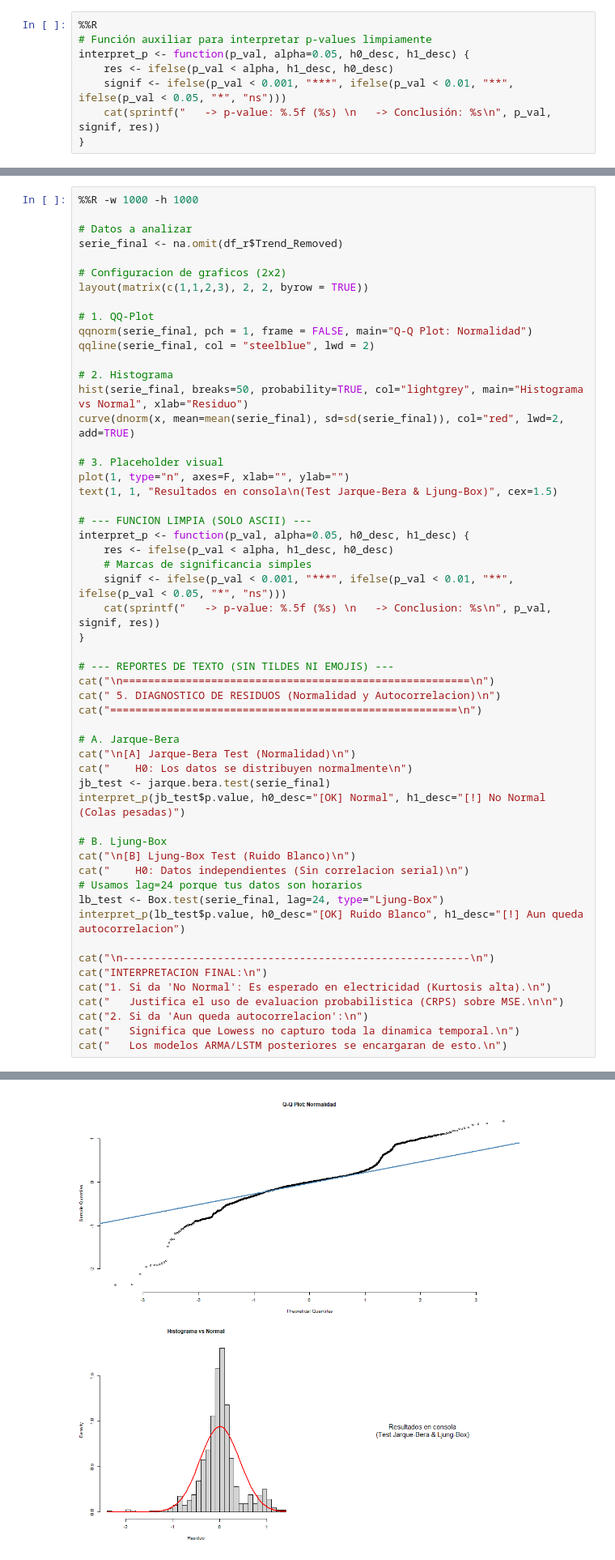
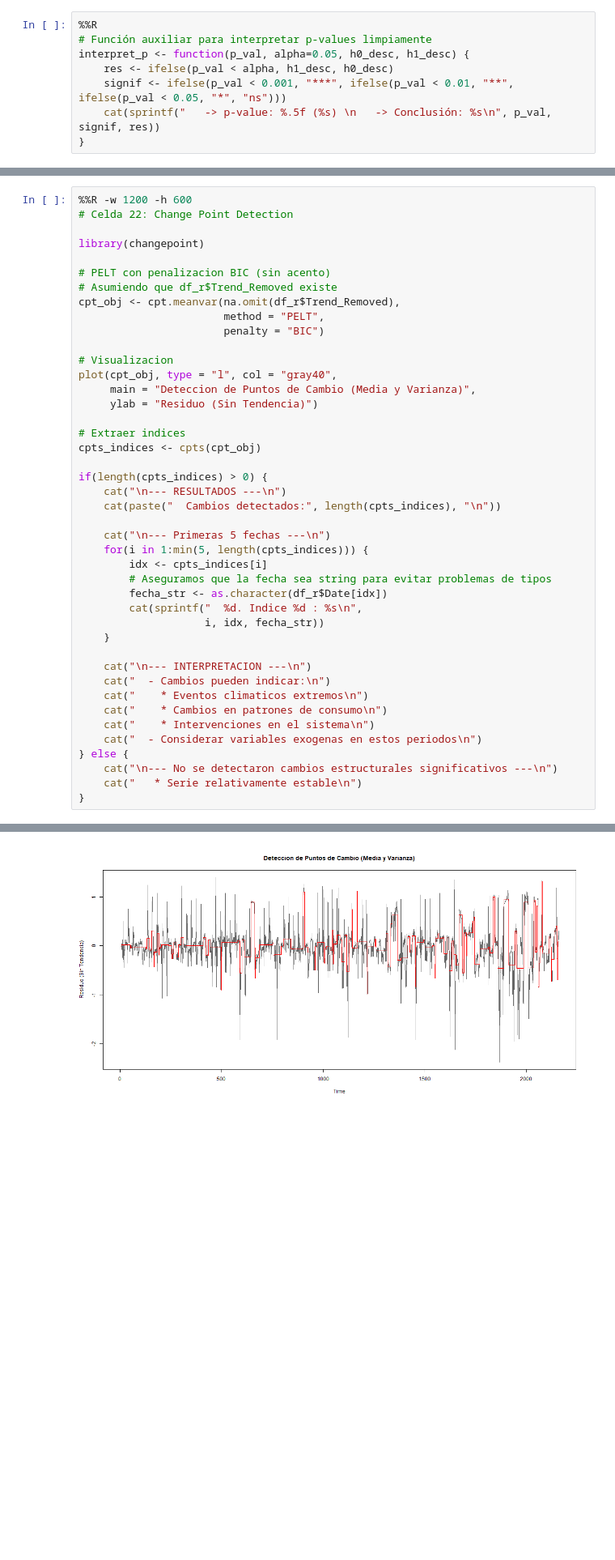
Before and after one commit to Plealm/Prediccion_Probabilistica, a Jupyter notebook: codigo_final_organizado/Aplicaciones/Aplicaciones_con_analisis/electricity_analisis.ipynb, the cells around one changed output, grey strips where cells are left out. Shown at 81% size. Saved outputs shown, nothing was run; the diff lists cells and outputs as text; blank space fills up the shorter version.

Commit message:
mejora en el analisis de aplicaciones, ademas de simulación ARMA a h pasos

```diff
--- a/codigo_final_organizado/Aplicaciones/Aplicaciones_con_analisis/electricity_analisis.ipynb
+++ b/codigo_final_organizado/Aplicaciones/Aplicaciones_con_analisis/electricity_analisis.ipynb
@@ -887,55 +1061,44 @@ if(length(cpts_indices) > 0) {
 # %%
-%%R -w 1000 -h 1000
+%%R -w 1200 -h 600
+# Celda 22: Change Point Detection
 
-# Datos a analizar
-serie_final <- na.omit(df_r$Trend_Removed)
+library(changepoint)
 
-# Configuracion de graficos (2x2)
-layout(matrix(c(1,1,2,3), 2, 2, byrow = TRUE))
+# PELT con penalizacion BIC (sin acento)
+# Asumiendo que df_r$Trend_Removed existe
+cpt_obj <- cpt.meanvar(na.omit(df_r$Trend_Removed),
+                       method = "PELT",
+                       penalty = "BIC")
 
-# 1. QQ-Plot
-qqnorm(serie_final, pch = 1, frame = FALSE, main="Q-Q Plot: Normalidad")
-qqline(serie_final, col = "steelblue", lwd = 2)
+# Visualizacion
+plot(cpt_obj, type = "l", col = "gray40",
+     main = "Deteccion de Puntos de Cambio (Media y Varianza)",
+     ylab = "Residuo (Sin Tendencia)")
 
-# 2. Histograma
-hist(serie_final, breaks=50, probability=TRUE, col="lightgrey", main="Histograma vs Normal", xlab="Residuo")
-curve(dnorm(x, mean=mean(serie_final), sd=sd(serie_final)), col="red", lwd=2, add=TRUE)
+# Extraer indices
+cpts_indices <- cpts(cpt_obj)
 
-# 3. Placeholder visual
-plot(1, type="n", axes=F, xlab="", ylab="")
-text(1, 1, "Resultados en consola\n(Test Jarque-Bera & Ljung-Box)", cex=1.5)
+if(length(cpts_indices) > 0) {
+    cat("\n--- RESULTADOS ---\n")
+    cat(paste("  Cambios detectados:", length(cpts_indices), "\n"))
 
-# --- FUNCION LIMPIA (SOLO ASCII) ---
-interpret_p <- function(p_val, alpha=0.05, h0_desc, h1_desc) {
-    res <- ifelse(p_val < alpha, h1_desc, h0_desc)
-    # Marcas de significancia simples
-    signif <- ifelse(p_val < 0.001, "***", ifelse(p_val < 0.01, "**", ifelse(p_val < 0.05, "*", "ns")))
-    cat(sprintf("   -> p-value: %.5f (%s) \n   -> Conclusion: %s\n", p_val, signif, res))
+    cat("\n--- Primeras 5 fechas ---\n")
+    for(i in 1:min(5, length(cpts_indices))) {
+        idx <- cpts_indices[i]
+        # Aseguramos que la fecha sea string para evitar problemas de tipos
+        fecha_str <- as.character(df_r$Date[idx])
+        cat(sprintf("  %d. Indice %d : %s\n",
+                    i, idx, fecha_str))
+    }
+
+    cat("\n--- INTERPRETACION ---\n")
+    cat("  - Cambios pueden indicar:\n")
+    cat("    * Eventos climaticos extremos\n")
+    cat("    * Cambios en patrones de consumo\n")
+    cat("    * Intervenciones en el sistema\n")
+    cat("  - Considerar variables exogenas en estos periodos\n")
+} else {
+    cat("\n--- No se detectaron cambios estructurales significativos ---\n")
+    cat("   * Serie relativamente estable\n")
 }
-
-# --- REPORTES DE TEXTO (SIN TILDES NI EMOJIS) ---
-cat("\n=======================================================\n")
-cat(" 5. DIAGNOSTICO DE RESIDUOS (Normalidad y Autocorrelacion)\n")
-cat("=======================================================\n")
-
-# A. Jarque-Bera
-cat("\n[A] Jarque-Bera Test (Normalidad)\n")
-cat("    H0: Los datos se distribuyen normalmente\n")
-jb_test <- jarque.bera.test(serie_final)
-interpret_p(jb_test$p.value, h0_desc="[OK] Normal", h1_desc="[!] No Normal (Colas pesadas)")
-
-# B. Ljung-Box
-cat("\n[B] Ljung-Box Test (Ruido Blanco)\n")
-cat("    H0: Datos independientes (Sin correlacion serial)\n")
-# Usamos lag=24 porque tus datos son horarios
-lb_test <- Box.test(serie_final, lag=24, type="Ljung-Box")
-interpret_p(lb_test$p.value, h0_desc="[OK] Ruido Blanco", h1_desc="[!] Aun queda autocorrelacion")
-
-cat("\n-------------------------------------------------------\n")
-cat("INTERPRETACION FINAL:\n")
-cat("1. Si da 'No Normal': Es esperado en electricidad (Kurtosis alta).\n")
-cat("   Justifica el uso de evaluacion probabilistica (CRPS) sobre MSE.\n\n")
-cat("2. Si da 'Aun queda autocorrelacion':\n")
-cat("   Significa que Lowess no capturo toda la dinamica temporal.\n")
-cat("   Los modelos ARMA/LSTM posteriores se encargaran de esto.\n")
 # %% [output]
@@ -959 +1121 @@ cat("   Los modelos ARMA/LSTM posteriores se encargaran de esto.\n")
-[figure, old version]
+[figure, new version]
```
Also changed, not shown: parts of 53 cells of this notebook, 8 other files.
